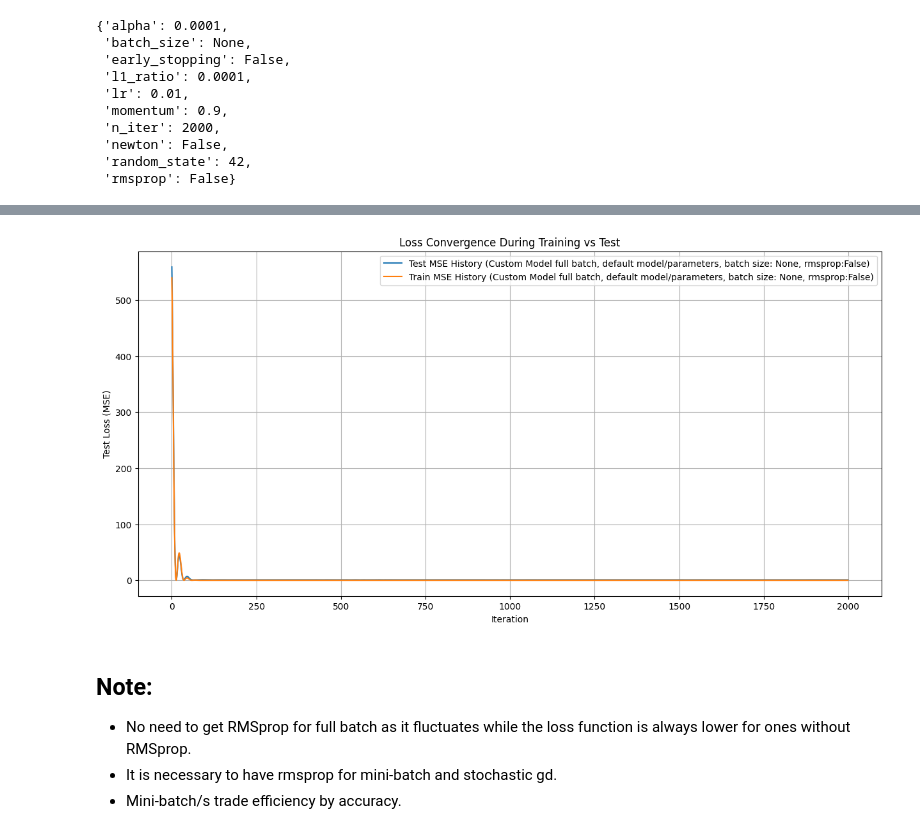
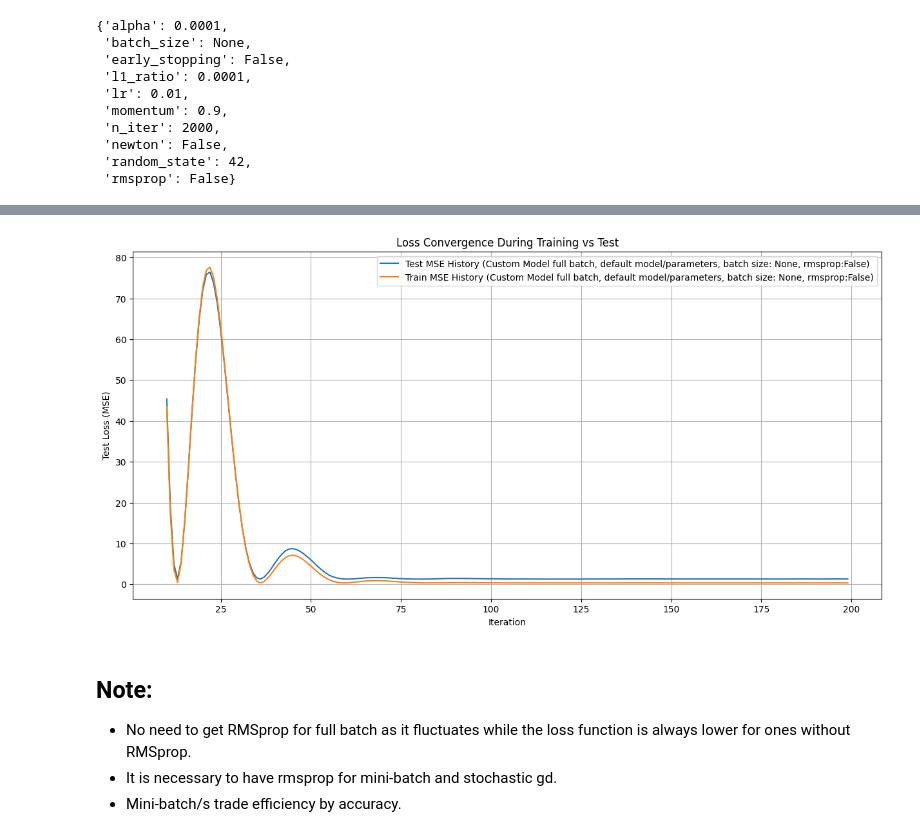
Before and after one commit to Jamie1377/STA410, a Jupyter notebook: stock_prediction/docs/SGD_Comparison_Viz.ipynb, the cells around one changed output, grey strips where cells are left out. Cells and saved outputs as stored; diff of their text form; code cells hidden in the pictures.

```diff
--- a/stock_prediction/docs/SGD_Comparison_Viz.ipynb
+++ b/stock_prediction/docs/SGD_Comparison_Viz.ipynb
@@ -455,35 +452,35 @@ min(test_mse_history5), min(test_vanilla_sgd_loss_history)
 # %%
 plt.figure(figsize=(15, 7))
-start = 0
-end = 2000
+start = 10
+end = 200
 plt.plot(range(start,end),test_mse_history5[start:end], label=f'Test MSE History (Custom Model full batch, default model/parameters, batch size: {model5.batch_size}, rmsprop:{model5.rmsprop})')
 plt.plot(range(start,end),mse_history5[start:end], label=f'Train MSE History (Custom Model full batch, default model/parameters, batch size: {model5.batch_size}, rmsprop:{model5.rmsprop})')
 
 # plt.plot(range(start,end),mse_history6[start:end], label=f'Train MSE History (Custom Model full batch, optimized parameters, batch size: {model6.batch_size}, rmsprop:{model6.rmsprop})')
 # plt.plot(range(start,end),test_mse_history6[start:end], label=f'Test MSE History (Custom Model full batch, optimized parameters, batch size: {model6.batch_size}, rmsprop:{model6.rmsprop})')
 
 # plt.plot(range(start,end), np.array(vanilla_sgd_loss_history)[start:end], label='Train MSE History (SGDRegressor)')
 # plt.plot(range(start,end), np.array(test_vanilla_sgd_loss_history)[start:end], label='Test MSE History (SGDRegressor)')
 
 # if start <= np.argmin(mse_history5) <= end and  start <= np.argmin(test_mse_history5) <= end:
 #     plt.plot(np.argmin(mse_history5), mse_history5[np.argmin(mse_history5)], marker='o')
 #     plt.plot(np.argmin(test_mse_history5), test_mse_history5[np.argmin(test_mse_history5)], marker='o')
 
 # if start <= np.argmin(mse_history6) <= end and  start <= np.argmin(test_mse_history6) <= end:
 #     plt.plot(np.argmin(mse_history6), mse_history6[np.argmin(mse_history6)], marker='o')
 #     plt.plot(np.argmin(test_mse_history6), test_mse_history6[np.argmin(test_mse_history6)], marker='o')
 
 # if start <= np.argmin(vanilla_sgd_loss_history) <= end and  start <= np.argmin(np.array(test_vanilla_sgd_loss_history)) <= end:
 #     plt.plot(np.argmin(vanilla_sgd_loss_history),vanilla_sgd_loss_history[np.argmin(vanilla_sgd_loss_history)], 'ro')
 #     plt.plot(np.argmin(np.array(test_vanilla_sgd_loss_history)), np.array(test_vanilla_sgd_loss_history).min(), 'ro')
 plt.xlabel("Iteration")
 plt.ylabel("Test Loss (MSE)")
 plt.title("Loss Convergence During Training vs Test")
 plt.legend()
 plt.grid(True)
 plt.show()
 # %% [output]
-[figure, old version]
+[figure, new version]
 # %% [markdown]
 ## Note:
 - No need to get RMSprop for full batch as it fluctuates while the loss function is always lower for ones without RMSprop.
```
Also changed, not shown: parts of 14 cells of this notebook, 3 other files.
